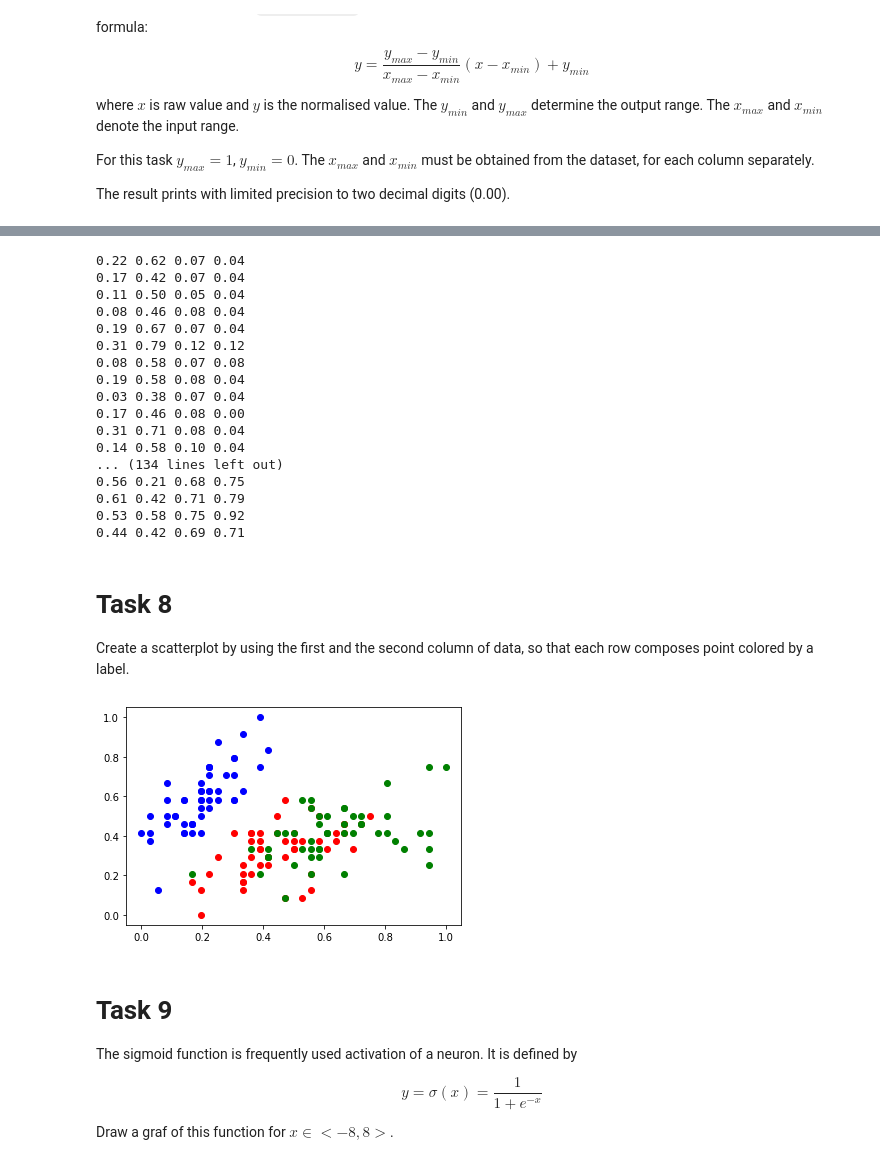
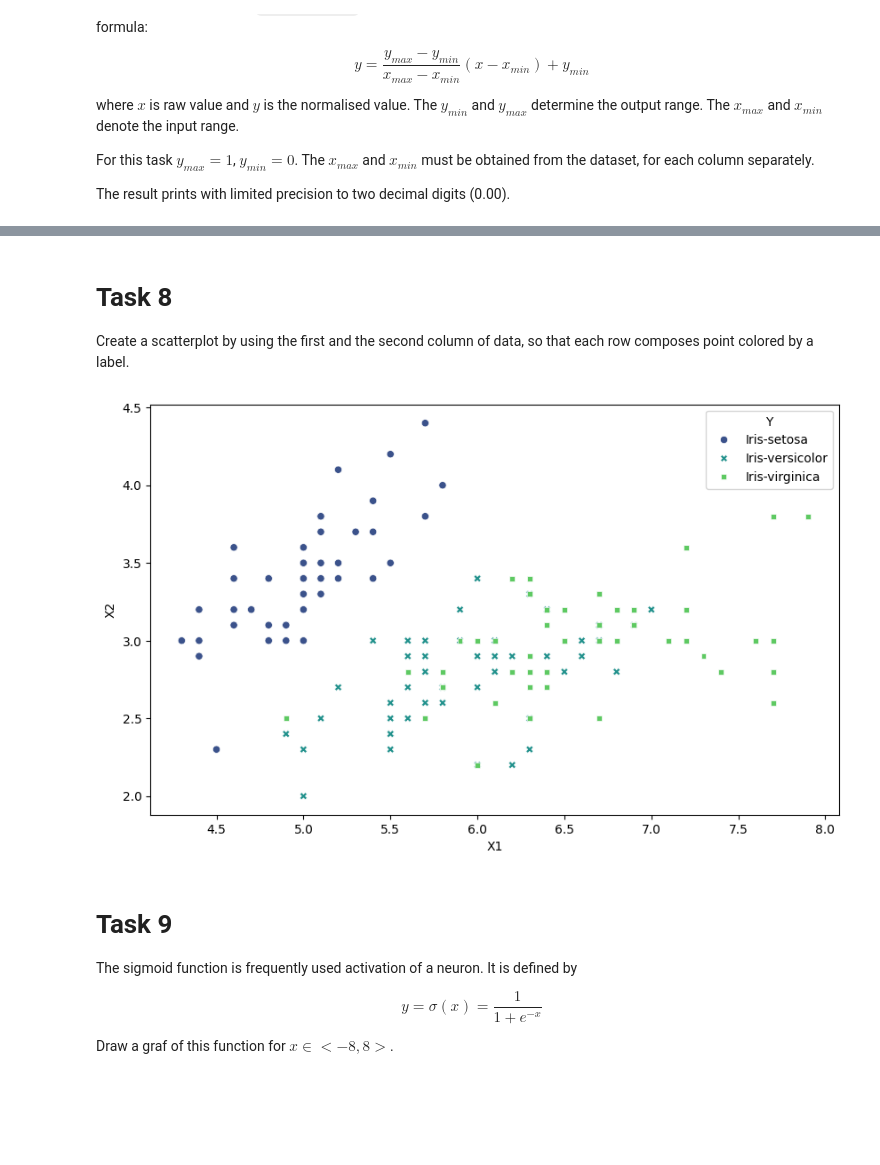
Before and after one commit to nandunair99/Machine-Learning-Exercise, a Jupyter notebook: lab-1-stud.ipynb, the cells around one changed output, grey strips where cells are left out. Drawn from its saved outputs; the diff is of its cells as text; code cells hidden in the pictures; blank space fills up the shorter version.

```diff
--- a/lab-1-stud.ipynb
+++ b/lab-1-stud.ipynb
@@ -144,4 +143,7 @@ Write your code here
 
 Load Iris dataset from https://archive.ics.uci.edu/ml/machine-learning-databases/iris/iris.data.
 # %%
-Write your code here
+import pandas as pd
+
+iris_df=pd.read_csv("https://archive.ics.uci.edu/ml/machine-learning-databases/iris/iris.data",header=0,names=["X1","X2","X3","X4","Y"])
+iris_df.head()
@@ -182,5 +188,21 @@ Iris-setosa     | 0 | 0 | 1
 
 so that the first row of the Iris dataset will look like ``5.1 3.5 1.4 0.2 0 0 1``
 # %%
-Write your code here
+from sklearn.datasets import load_iris
+import pandas as pd
+
+# Apply one-hot encoding to 'species'
+iris_df = pd.get_dummies(iris_df, columns=['Y'],prefix='Y').astype(float)
+# # Rename and reorder columns to match the desired format
+# iris_df = iris_df.rename(columns={
+#     'Y_Iris-versicolor': 'class_0',  # Versicolor as [1, 0, 0]
+#     'Y_Iris-virginica': 'class_1',  # Virginica as [0, 1, 0]
+#     'Y_Iris-setosa': 'class_2'   # Setosa as [0, 0, 1]
+# })
+
+# Reorder columns
+iris_df = iris_df[['X1','X2','X3','X4','Y_Iris-versicolor', 'Y_Iris-virginica', 'Y_Iris-setosa']]
+
+# Display the first few rows
+print(iris_df.head())
 # %% [output]
@@ -196,5 +217,6 @@ Write your code here
 
 Split the ``iris_dataset_enc`` into two numpy arrays. The ``iris_features`` will contain four numerical columns containing features and the ``iris_desired`` will contain three numerical outputs containing desired outputs.
 # %%
-Write your code here
+iris_features=iris_df.iloc[:,:4]
+print(iris_features)
 # %% [output]
@@ -257,31 +283,23 @@ y_max: [1. 1. 1. 1.]
-# %%
-Write your code here
-# %% [output]
-0.22 0.62 0.07 0.04
-0.17 0.42 0.07 0.04
-0.11 0.50 0.05 0.04
-0.08 0.46 0.08 0.04
-0.19 0.67 0.07 0.04
-0.31 0.79 0.12 0.12
-0.08 0.58 0.07 0.08
-0.19 0.58 0.08 0.04
-0.03 0.38 0.07 0.04
-0.17 0.46 0.08 0.00
-0.31 0.71 0.08 0.04
-0.14 0.58 0.10 0.04
-... (134 lines left out)
-0.56 0.21 0.68 0.75
-0.61 0.42 0.71 0.79
-0.53 0.58 0.75 0.92
-0.44 0.42 0.69 0.71
 # %% [markdown]
 # Task 8
 
 Create a scatterplot by using the first and the second column of data, so that each row composes point colored by a label.
 # %%
-Write your code here
+import matplotlib.pyplot as plt
+import seaborn as sns
+import pandas as pd
+
+iris_df=pd.read_csv("https://archive.ics.uci.edu/ml/machine-learning-databases/iris/iris.data",header=0,names=["X1","X2","X3","X4","Y"])
+
+# Create the scatter plot using the first two columns of the DataFrame
+plt.figure(figsize=(10, 6))
+sns.scatterplot(x=iris_features.iloc[:, 0], y=iris_features.iloc[:, 1], hue=iris_df.iloc[:,-1], palette='viridis', style=iris_df["Y"])
+
+plt.xlabel(iris_features.columns.tolist()[0])
+plt.ylabel(iris_features.columns.tolist()[1])
+plt.show()
 # %% [output]
-[figure, old version]
+[figure, new version]
 # %% [markdown]
 # Task 9
 
```
Also changed, not shown: parts of 12 cells of this notebook.
